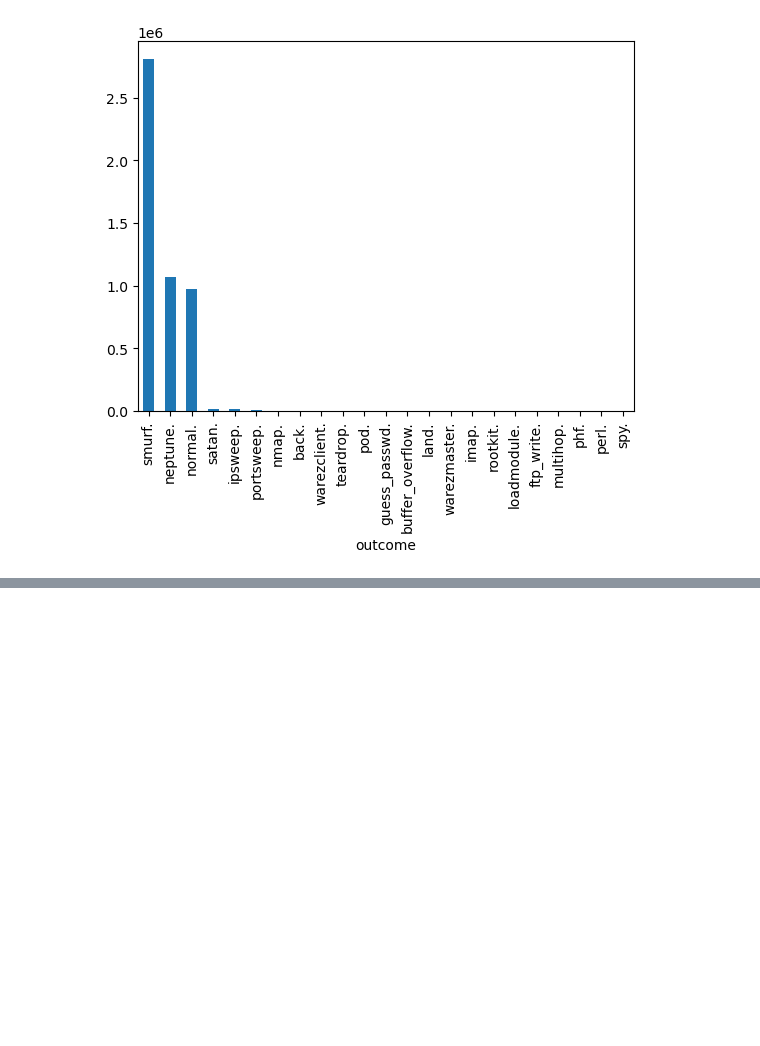
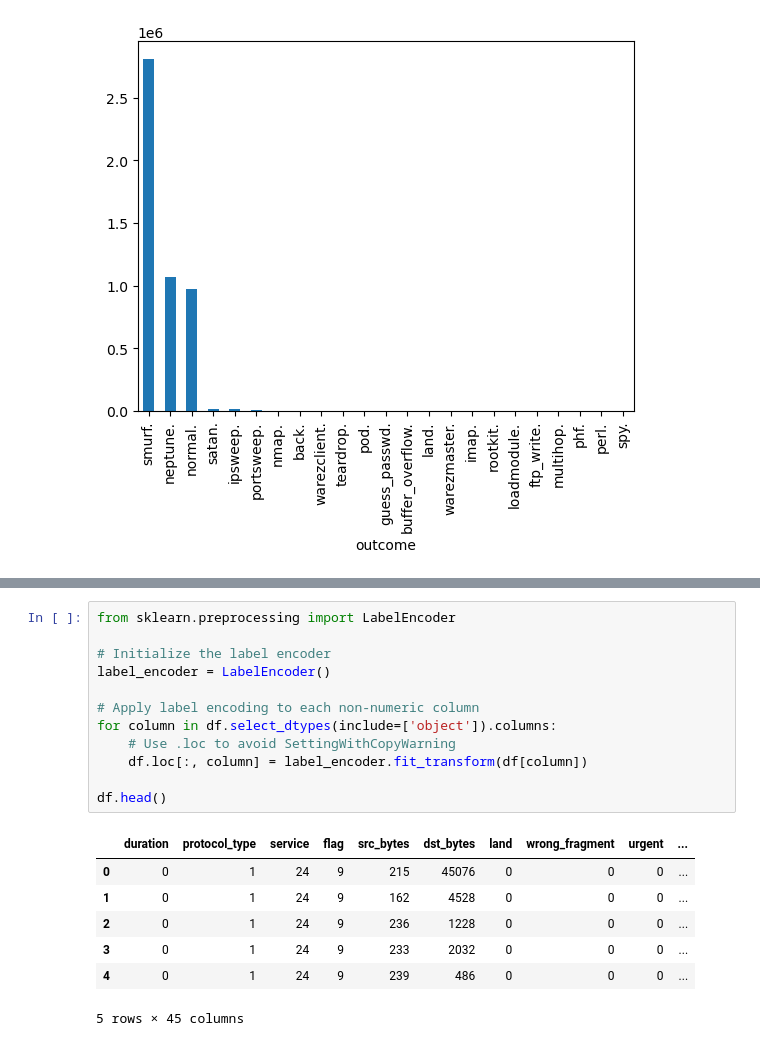
Before and after one commit to B-Kosev/iot-security-network-attacks-analysis, a Jupyter notebook: iot_project.ipynb, the cells around one changed output, grey strips where cells are left out. Drawn from its saved outputs; the diff is of its cells as text; blank space fills up the shorter version.

```diff
--- a/iot_project.ipynb
+++ b/iot_project.ipynb
@@ -160,0 +177,20 @@ plt.show()
+# %%
+from sklearn.preprocessing import LabelEncoder
+
+# Initialize the label encoder
+label_encoder = LabelEncoder()
+
+# Apply label encoding to each non-numeric column
+for column in df.select_dtypes(include=['object']).columns:
+    # Use .loc to avoid SettingWithCopyWarning
+    df.loc[:, column] = label_encoder.fit_transform(df[column])
+
+df.head()
+# %% [output]
+|  | duration | protocol_type | service | flag | src_bytes | dst_bytes | land | wrong_fragment | urgent | ... |
+| 0 | 0 | 1 | 24 | 9 | 215 | 45076 | 0 | 0 | 0 | ... |
+| 1 | 0 | 1 | 24 | 9 | 162 | 4528 | 0 | 0 | 0 | ... |
+| 2 | 0 | 1 | 24 | 9 | 236 | 1228 | 0 | 0 | 0 | ... |
+| 3 | 0 | 1 | 24 | 9 | 233 | 2032 | 0 | 0 | 0 | ... |
+| 4 | 0 | 1 | 24 | 9 | 239 | 486 | 0 | 0 | 0 | ... |
+5 rows × 45 columns
```
Also changed, not shown: parts of 5 cells of this notebook.
